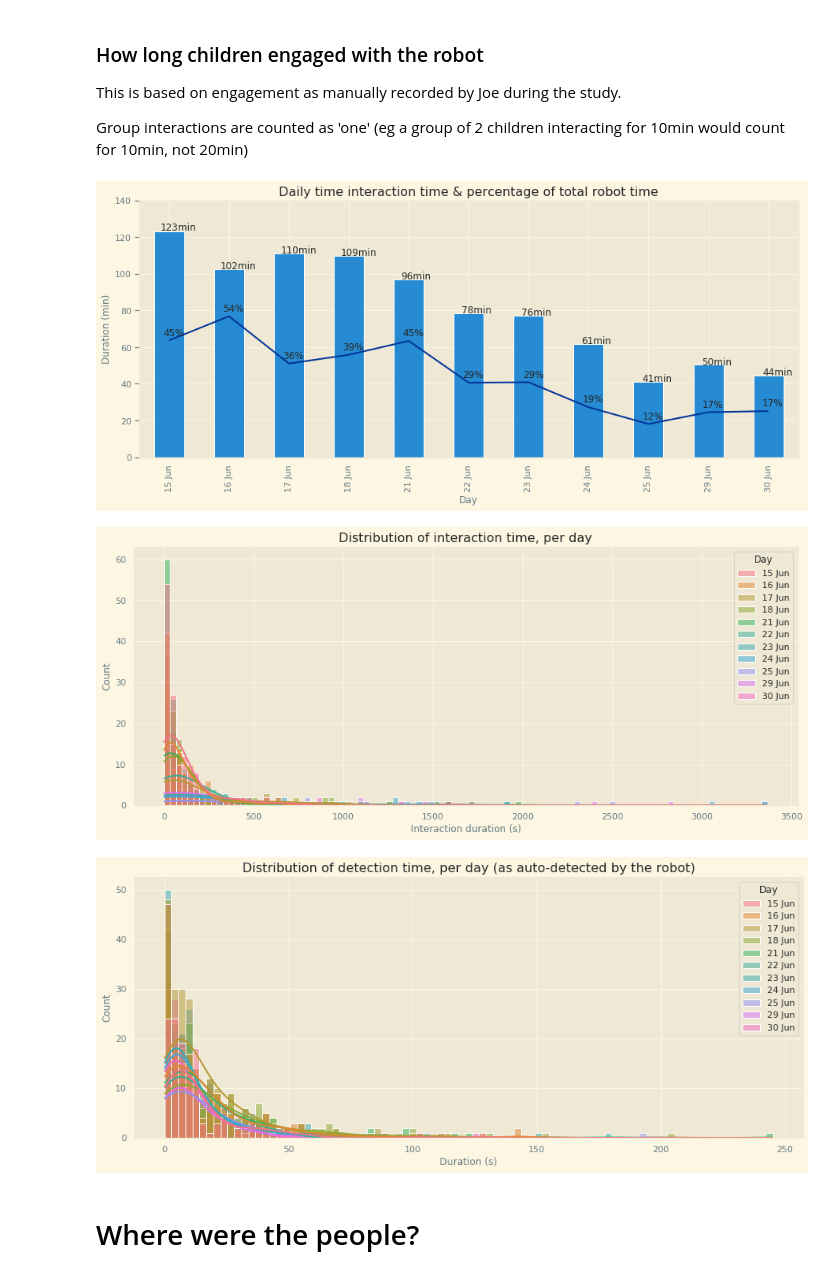
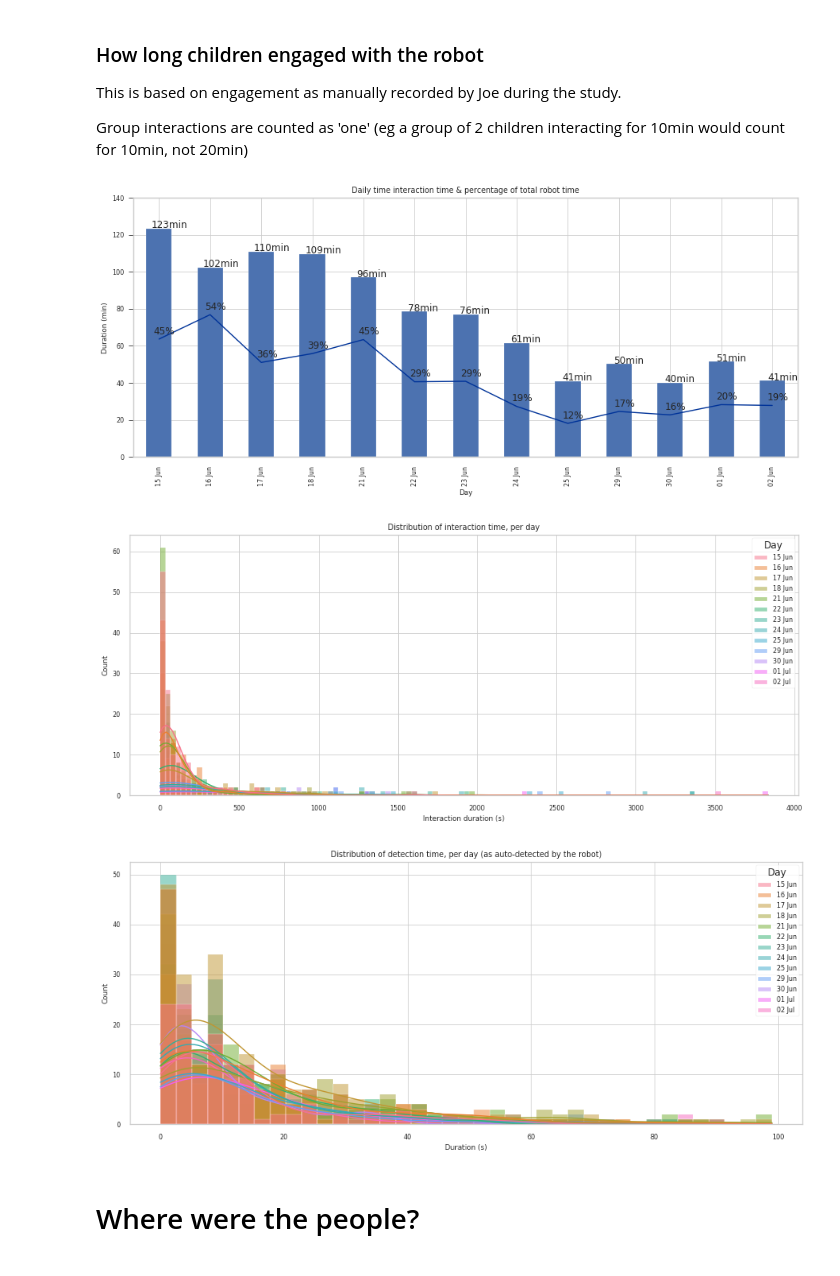
Before and after one commit to severin-lemaignan/robots4sen-data-analysis, a Jupyter notebook: robots4sen.ipynb, the cells around one changed output. Cells and saved outputs as stored; diff of their text form; code cells hidden in the pictures.

```diff
--- a/robots4sen.ipynb
+++ b/robots4sen.ipynb
@@ -24,6 +24,10 @@ import seaborn as sns
 #sns.set()
 # Use white grid plot background from seaborn
 sns.set(style="whitegrid")
+
+# https://matplotlib.org/stable/gallery/style_sheets/style_sheets_reference.html
+#PLT_STYLE='Solarize_Light2'
+PLT_STYLE='seaborn-paper'
 # %% [markdown]
 ## Data loading & pre-processing
 # %%
@@ -72,8 +68,8 @@ STARTING_TIME=[(pd.Timestamp("2021-06-15 09:37:07"), pd.Timestamp("2021-06-15 12
                (pd.Timestamp("2021-06-25 08:33:00"), pd.Timestamp("2021-06-25 12:23:00")),(pd.Timestamp("2021-06-25 13:30:00"), pd.Timestamp("2021-06-25 14:57:00")),
                (pd.Timestamp("2021-06-29 08:42:00"), pd.Timestamp("2021-06-29 12:23:00")),(pd.Timestamp("2021-06-29 13:44:00"), pd.Timestamp("2021-06-29 14:50:00")),
                (pd.Timestamp("2021-06-30 08:55:00"), pd.Timestamp("2021-06-30 12:35:00")),(pd.Timestamp("2021-06-30 13:47:00"), pd.Timestamp("2021-06-30 14:15:00")),
-               #(pd.Timestamp("2021-07-01 09:04:00"), pd.Timestamp("2021-07-01 12:20:00")),(pd.Timestamp("2021-07-01 13:36:00"), pd.Timestamp("2021-07-01 14:36:00")),
-               #(pd.Timestamp("2021-07-02 08:55:00"), pd.Timestamp("2021-07-02 11:46:00")),(pd.Timestamp("2021-07-02 13:52:00"), pd.Timestamp("2021-07-02 14:29:00")),
+               (pd.Timestamp("2021-07-01 09:04:00"), pd.Timestamp("2021-07-01 12:20:00")),(pd.Timestamp("2021-07-01 13:36:00"), pd.Timestamp("2021-07-01 14:36:00")),
+               (pd.Timestamp("2021-07-02 08:55:00"), pd.Timestamp("2021-07-02 11:46:00")),(pd.Timestamp("2021-07-02 13:52:00"), pd.Timestamp("2021-07-02 14:29:00")),
           ]
 
 durations = [e-s for s, e in STARTING_TIME]
@@ -159,7 +159,7 @@ This is based on engagement as manually recorded by Joe during the study.
 
 Group interactions are counted as 'one' (eg a group of 2 children interacting for 10min would count for 10min, not 20min)
 # %%
-with plt.style.context('Solarize_Light2'):
+with plt.style.context(PLT_STYLE):
     fig, ax = plt.subplots(figsize=(15, 6))
     ax2 = ax.twinx()
 
@@ -187,10 +187,10 @@ with plt.style.context('Solarize_Light2'):
 
 pass
 # %% [output]
-[figure, old version]
+[figure, new version]
 # %%
 
-with plt.style.context('Solarize_Light2'):
+with plt.style.context(PLT_STYLE):
     fig, ax = plt.subplots(figsize=(15, 6))
 
     sns.histplot(children, x="duration",hue="day",kde=True)
@@ -205,29 +205,29 @@ with plt.style.context('Solarize_Light2'):
     ax.legend(handles,[pd.Timestamp(t.get_text()).strftime("%d %b") for t in texts], title="Day", fancybox=True)
 pass
 # %% [output]
-[figure, old version]
+[figure, new version]
 # %%
 detection_time = (people.groupby(["day", "person_id"])["timeofday"].max() - people.groupby(["day", "person_id"])["timeofday"].min()).astype('timedelta64[s]').reset_index()
 detection_time.rename(columns={"timeofday":"duration"}, inplace=True)
 
 # filter out ouliers
-#interaction_time = interaction_time[interaction_time.duration < 10000]
+detection_time = detection_time[detection_time.duration < 100]
 
-with plt.style.context('Solarize_Light2'):
+with plt.style.context(PLT_STYLE):
     fig, ax = plt.subplots(figsize=(15, 6))
 
     sns.histplot(detection_time, x="duration",hue="day",kde=True)
 
     ax.set(xlabel="Duration (s)",
            ylabel="Count",
            title="Distribution of detection time, per day (as auto-detected by the robot)")
 
     handles = plt.gca().get_legend().legendHandles
     texts = plt.gca().get_legend().get_texts()
     ax.legend(handles,[pd.Timestamp(t.get_text()).strftime("%d %b") for t in texts], title="Day", fancybox=True)
 pass
 # %% [output]
-[figure, old version]
+[figure, new version]
 # %% [markdown]
 # Where were the people?
 # %%
```
Also changed, not shown: parts of 32 cells of this notebook.
